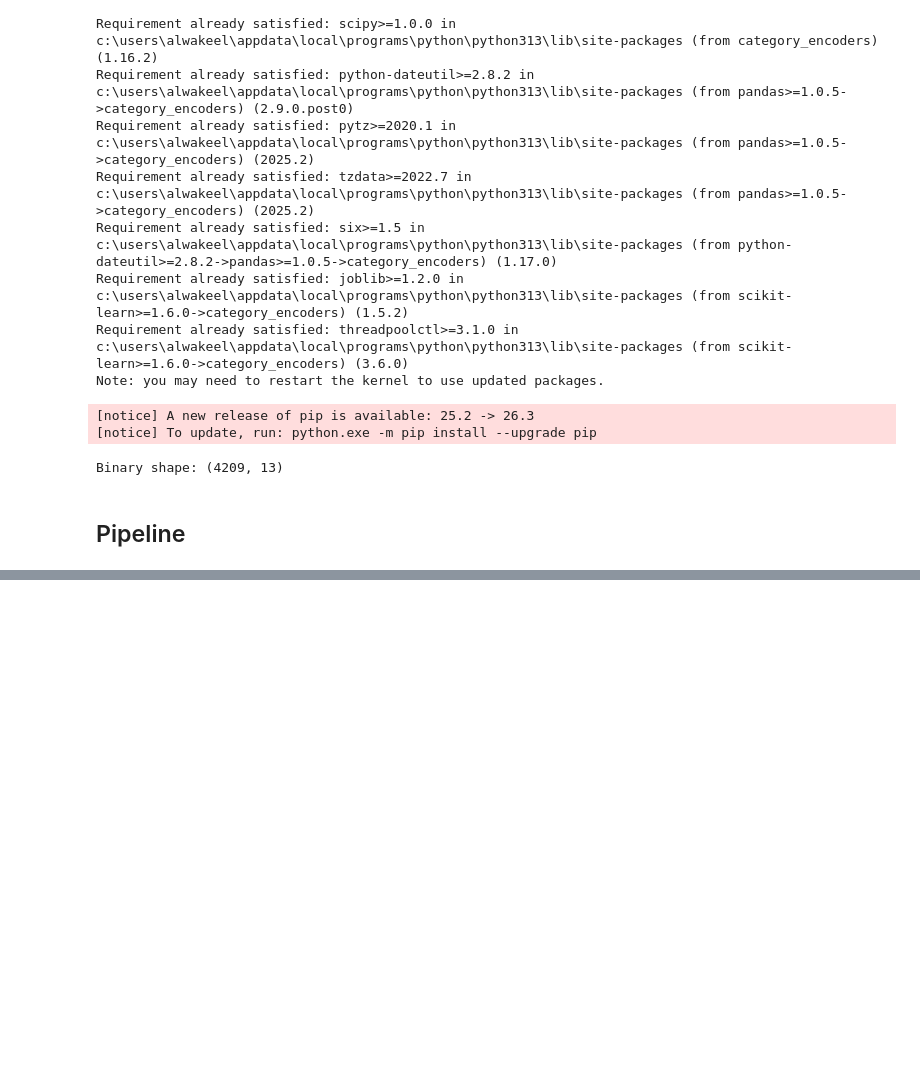
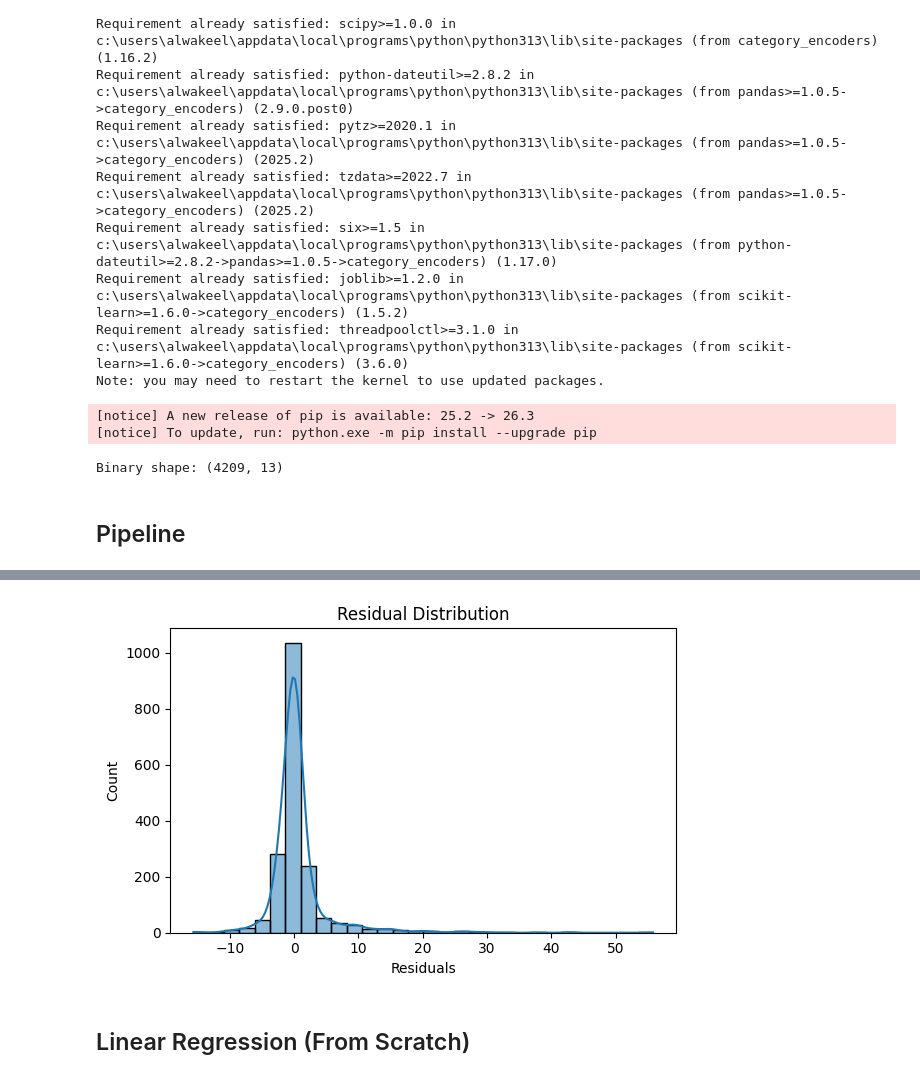
Before and after one commit to abdelhalimyasser/machine-learning-models-2026-fcai-cu, a Jupyter notebook: notebooks/a_numerical_regression/Preprocessing.ipynb, the cells around one changed output, grey strips where cells are left out. Drawn from its saved outputs; the diff is of its cells as text; code cells hidden in the pictures; blank space fills up the shorter version.

```diff
--- a/notebooks/a_numerical_regression/02_Preprocessing.ipynb
+++ b/notebooks/a_numerical_regression/Preprocessing.ipynb
@@ -275,0 +344,14 @@ X_test_final shape : (1804, 36)
+# %%
+plt.figure(figsize=(6, 4))
+
+sns.histplot(residuals, bins=30, kde=True)
+
+plt.xlabel("Residuals")
+plt.title("Residual Distribution")
+
+plt.tight_layout()
+plt.show()
+# %% [output]
+[figure, added]
+# %% [markdown]
+## Linear Regression (From Scratch)
```
Also changed, not shown: parts of 9 cells of this notebook, 2 other files.
